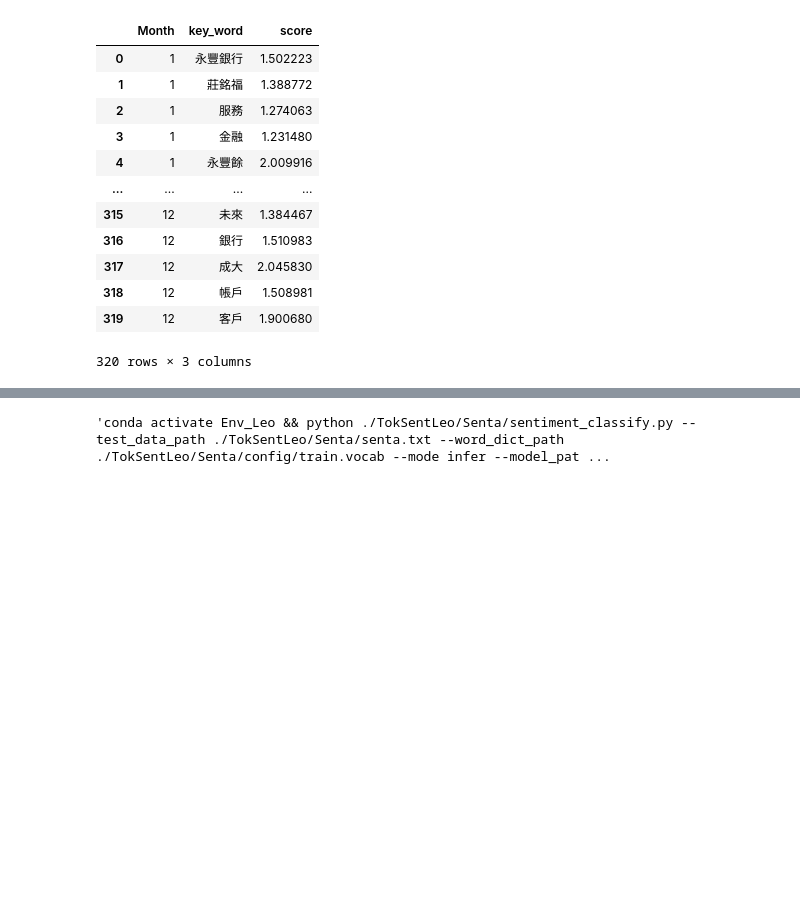
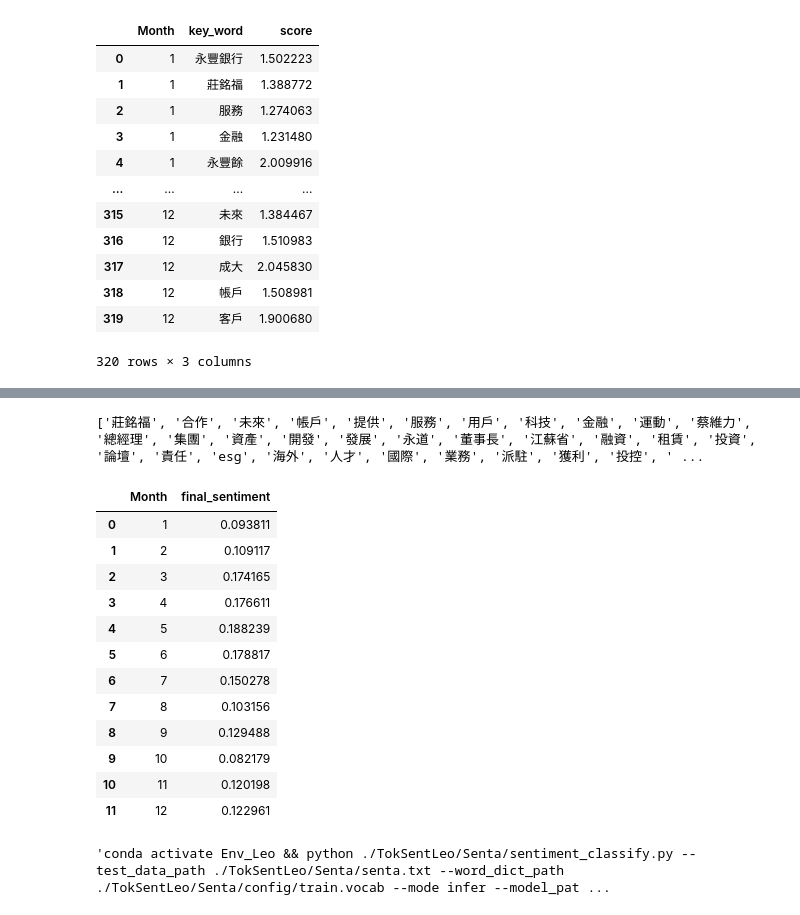
Before and after one commit to tychen5/BERT_chinese_LM_processing, a Jupyter notebook: src/Test.ipynb, the cells around one changed output, grey strips where cells are left out. Drawn from its saved outputs; the diff is of its cells as text; code cells hidden in the pictures; blank space fills up the shorter version.

```diff
--- a/src/Test.ipynb
+++ b/src/Test.ipynb
@@ -193,17 +195,17 @@ import pickle
 #version 1 only
 
 #usage #3
-tok_news_pd = tokenizerLeo.tokenize(df)
+# tok_news_pd = tokenizerLeo.tokenize(df)
 
 # from TokSentLeo.sentimenizerLeo import sentimize
-# tok_news_pd = pickle.load(open("../Data/test/tok_news_pd.pkl",'rb'))
+tok_news_pd = pickle.load(open("../Data/test/tok_news_pd.pkl",'rb'))
 
 #usage #4
-four_algos = sentimenizerLeo.sentimize(tok_news_pd)
+# four_algos = sentimenizerLeo.sentimize(tok_news_pd)
 
-# four_algos = pickle.load(open("../Data/test/four_algos.pkl",'rb'))
+four_algos = pickle.load(open("../Data/test/four_algos.pkl",'rb'))
 
 #usage #5
-final_df = scorerLeo.sentiment_score(tok_news_df=tok_news_pd,four_algos=four_algos)
+senti_df, final_df = scorerLeo.sentiment_score(tok_news_df=tok_news_pd,four_algos=four_algos)
 final_df
 # %% [output]
@@ -277,0 +373,9 @@ four_algos
+# %%
+pos_word_freq = dict(Counter(all_pos_words))
+take_pos_word = []
+for k,v in pos_word_freq.items():
+    if (v > 1) and (k not in company_list):
+        take_pos_word.append(k)
+print(take_pos_word)
+# %% [output]
+['莊銘福', '合作', '未來', '帳戶', '提供', '服務', '用戶', '科技', '金融', '運動', '蔡維力', '總經理', '集團', '資產', '開發', '發展', '永道', '董事長', '江蘇省', '融資', '租賃', '投資', '論壇', '責任', 'esg', '海外', '人才', '國際', '業務', '派駐', '獲利', '投控', ' ...
@@ -278,3 +388,19 @@ four_algos
+# %%
+senti_df
+# %% [output]
+|  | Month | final_sentiment |
+| 0 | 1 | 0.093811 |
+| 1 | 2 | 0.109117 |
+| 2 | 3 | 0.174165 |
+| 3 | 4 | 0.176611 |
+| 4 | 5 | 0.188239 |
+| 5 | 6 | 0.178817 |
+| 6 | 7 | 0.150278 |
+| 7 | 8 | 0.103156 |
+| 8 | 9 | 0.129488 |
+| 9 | 10 | 0.082179 |
+| 10 | 11 | 0.120198 |
+| 11 | 12 | 0.122961 |
 # %%
 senta_path = "./TokSentLeo/Senta/senta.txt"
 cmd = ["conda", "activate", "Env_Leo", "&&", "python", "./TokSentLeo/Senta/sentiment_classify.py",
```
Also changed, not shown: parts of 14 cells of this notebook, 1 other file.
